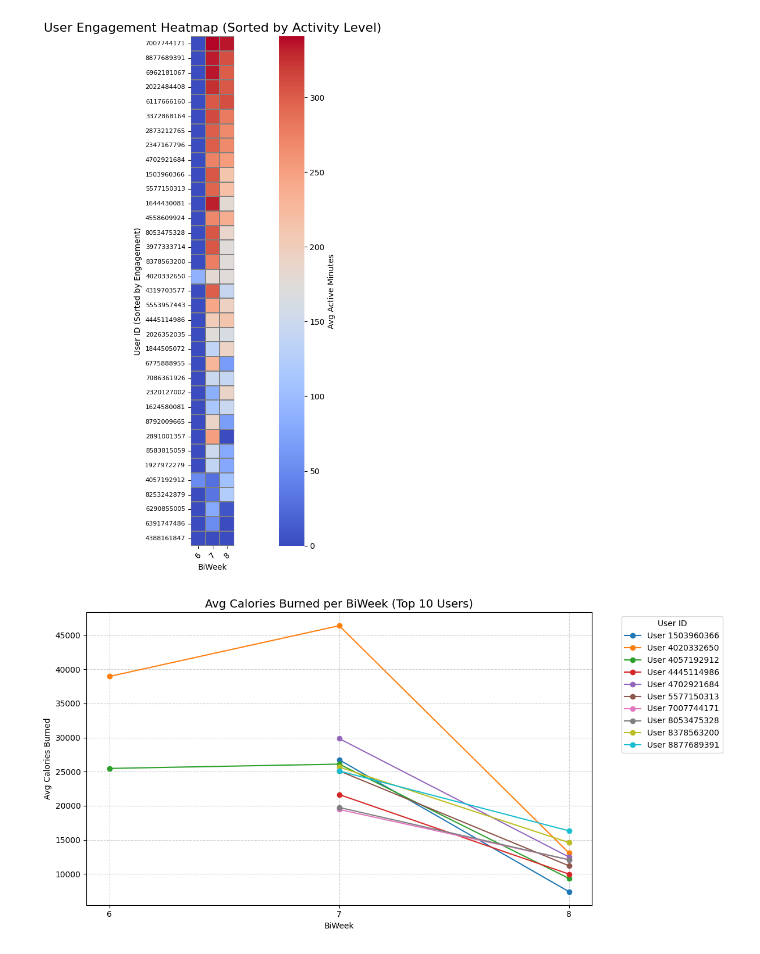
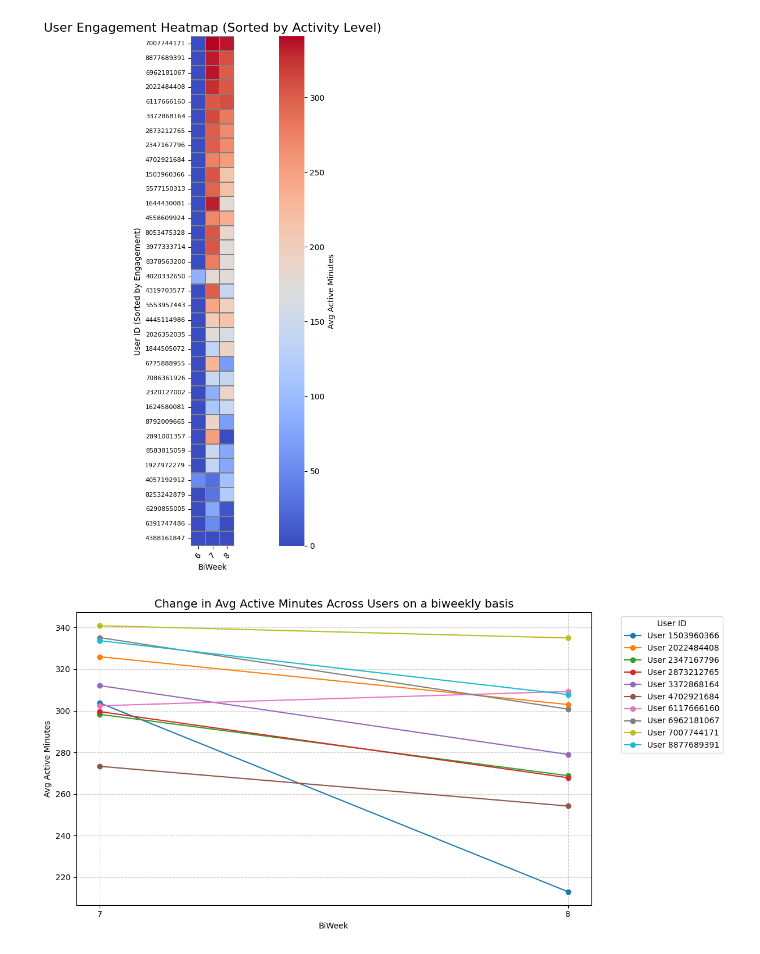
Before and after one commit to krisvijay0506/Team-Ninjas---fitness-coach-analytics, a Jupyter notebook: Beam_Ninjas_–_Fitness_Tracker_Data_Pipeline.ipynb, the cells around one changed output. Cells and saved outputs as stored; diff of their text form; code cells hidden in the pictures.

```diff
--- a/Beam_Ninjas_–_Fitness_Tracker_Data_Pipeline.ipynb
+++ b/Beam_Ninjas_–_Fitness_Tracker_Data_Pipeline.ipynb
@@ -423,47 +423,39 @@ plt.show()
 # %%
 import matplotlib.pyplot as plt
 import pandas as pd
 
-# Pick 10 users — top by total calories
+# Step 1: Pick top 10 users with highest average activity
 top_users = (
-    df_biweek.groupby('user_id')['total_calories']
-    .sum()
+    df_biweek.groupby('user_id')['avg_active_minutes']
+    .mean()
     .sort_values(ascending=False)
-    .head(10)
+    .head(10) # Top number can be modified as needed
     .index
 )
 
-# Filter only those users
+# Step 2: Filter DataFrame
 df_top = df_biweek[df_biweek['user_id'].isin(top_users)]
 
-# Calculate average calories per biweek per user
-avg_calories = (
-    df_top.groupby(['user_id', 'biweek'])['total_calories']
-    .mean()
-    .reset_index()
-)
-
-# Plot
+# Step 3: Plot each user's trend
 plt.figure(figsize=(12, 6))
 
-# Line per user
-for user_id in avg_calories['user_id'].unique():
-    user_data = avg_calories[avg_calories['user_id'] == user_id]
+for user_id in df_top['user_id'].unique():
+    user_data = df_top[df_top['user_id'] == user_id]
     plt.plot(
         user_data['biweek'],
-        user_data['total_calories'],
+        user_data['avg_active_minutes'],
         marker='o',
         label=f'User {user_id}'
     )
 
-# Plot styling
-plt.title("Avg Calories Burned per BiWeek (Top 10 Users)", fontsize=14)
+# Step 4: Decorate chart
+plt.title("Change in Avg Active Minutes Across Users on a biweekly basis", fontsize=14)
 plt.xlabel("BiWeek")
-plt.ylabel("Avg Calories Burned")
+plt.ylabel("Avg Active Minutes")
 plt.grid(True, linestyle='--', alpha=0.6)
 plt.legend(bbox_to_anchor=(1.05, 1), loc='upper left', title="User ID")
 plt.xticks(sorted(df_top['biweek'].unique()))
 plt.tight_layout()
 plt.show()
 # %% [output]
-[figure, old version]
+[figure, new version]
```
